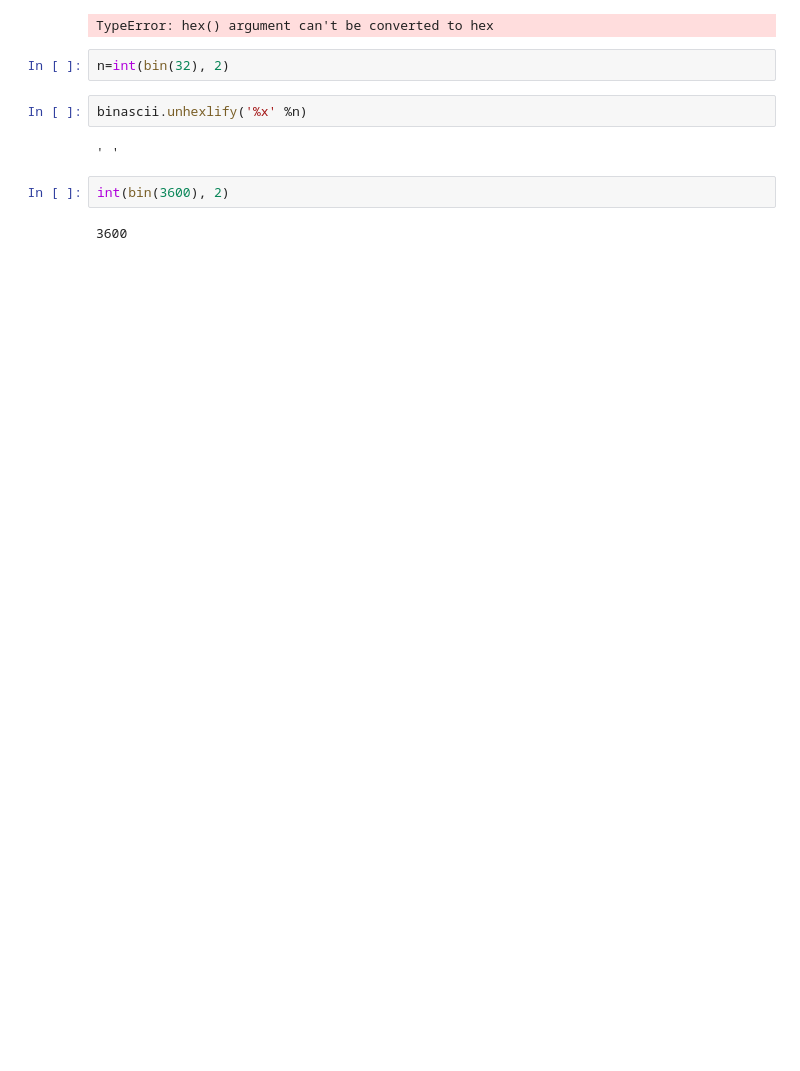
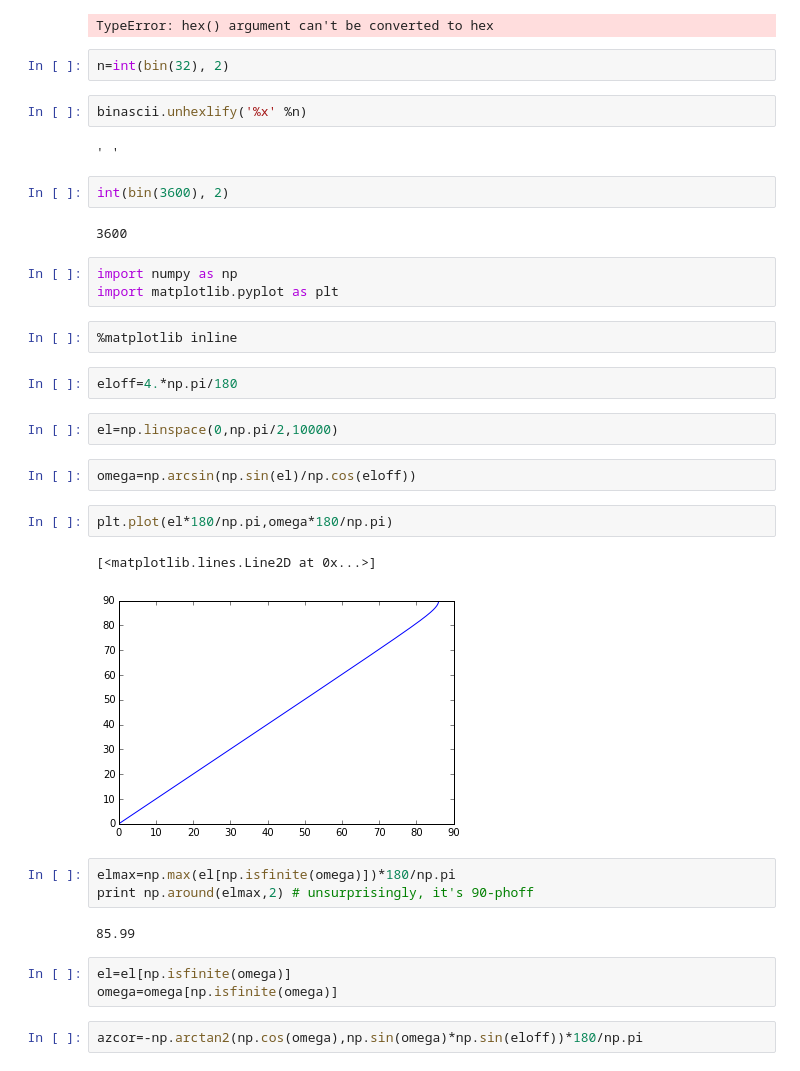
Before and after one commit to saint-germain/ControlAntena, a Jupyter notebook: position.ipynb, the cells around one changed output. Saved outputs shown, nothing was run; the diff lists cells and outputs as text; blank space fills up the shorter version.

```diff
--- a/position.ipynb
+++ b/position.ipynb
@@ -214,3 +214,29 @@ binascii.unhexlify('%x' %n)
 int(bin(3600), 2)
 # %% [output]
 3600
+# %%
+import numpy as np
+import matplotlib.pyplot as plt
+# %%
+%matplotlib inline
+# %%
+eloff=4.*np.pi/180
+# %%
+el=np.linspace(0,np.pi/2,10000)
+# %%
+omega=np.arcsin(np.sin(el)/np.cos(eloff))
+# %%
+plt.plot(el*180/np.pi,omega*180/np.pi)
+# %% [output]
+[<matplotlib.lines.Line2D at 0x...>]
+[figure, added]
+# %%
+elmax=np.max(el[np.isfinite(omega)])*180/np.pi
+print np.around(elmax,2) # unsurprisingly, it's 90-phoff
+# %% [output]
+85.99
+# %%
+el=el[np.isfinite(omega)]
+omega=omega[np.isfinite(omega)]
+# %%
+azcor=-np.arctan2(np.cos(omega),np.sin(omega)*np.sin(eloff))*180/np.pi
```
Also changed, not shown: parts of 2 cells of this notebook.
